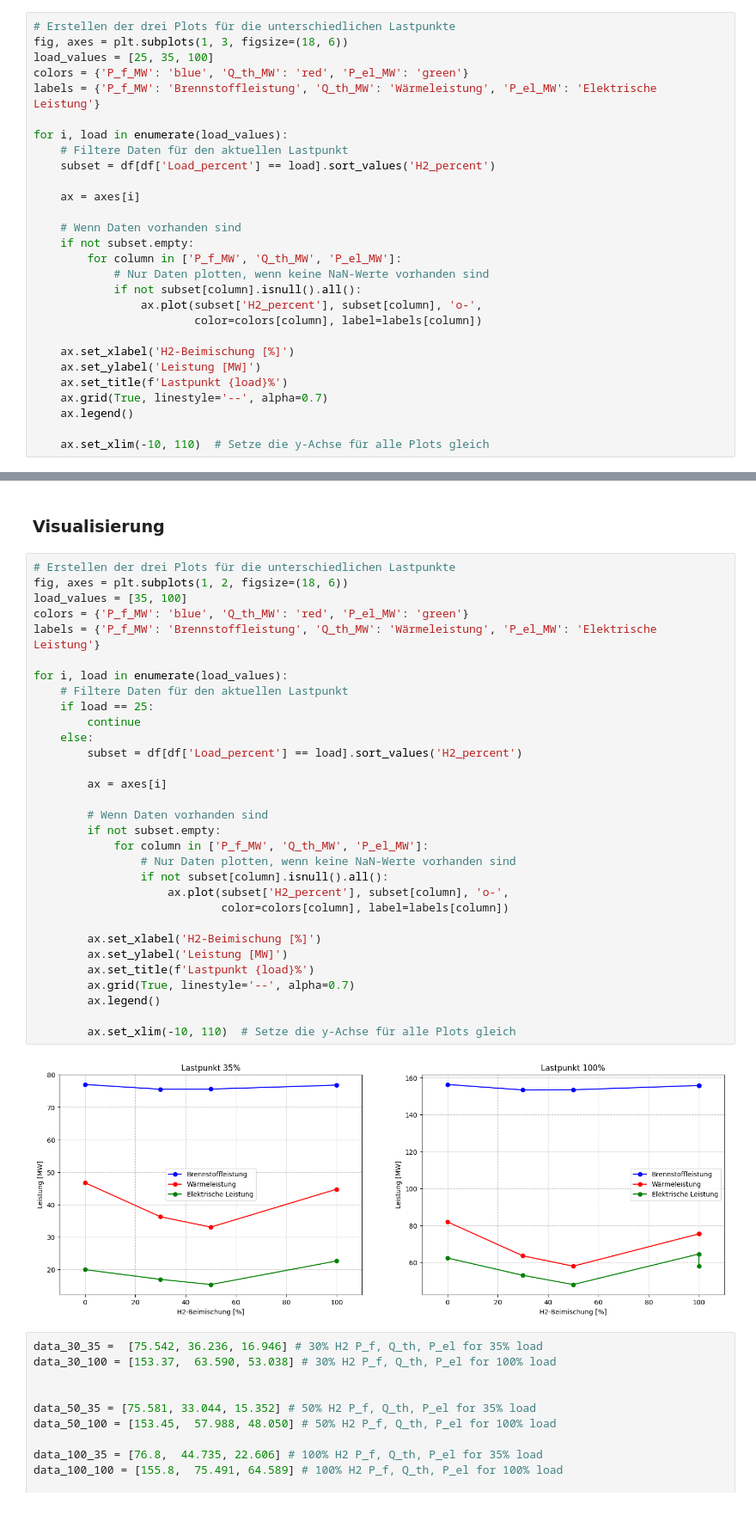
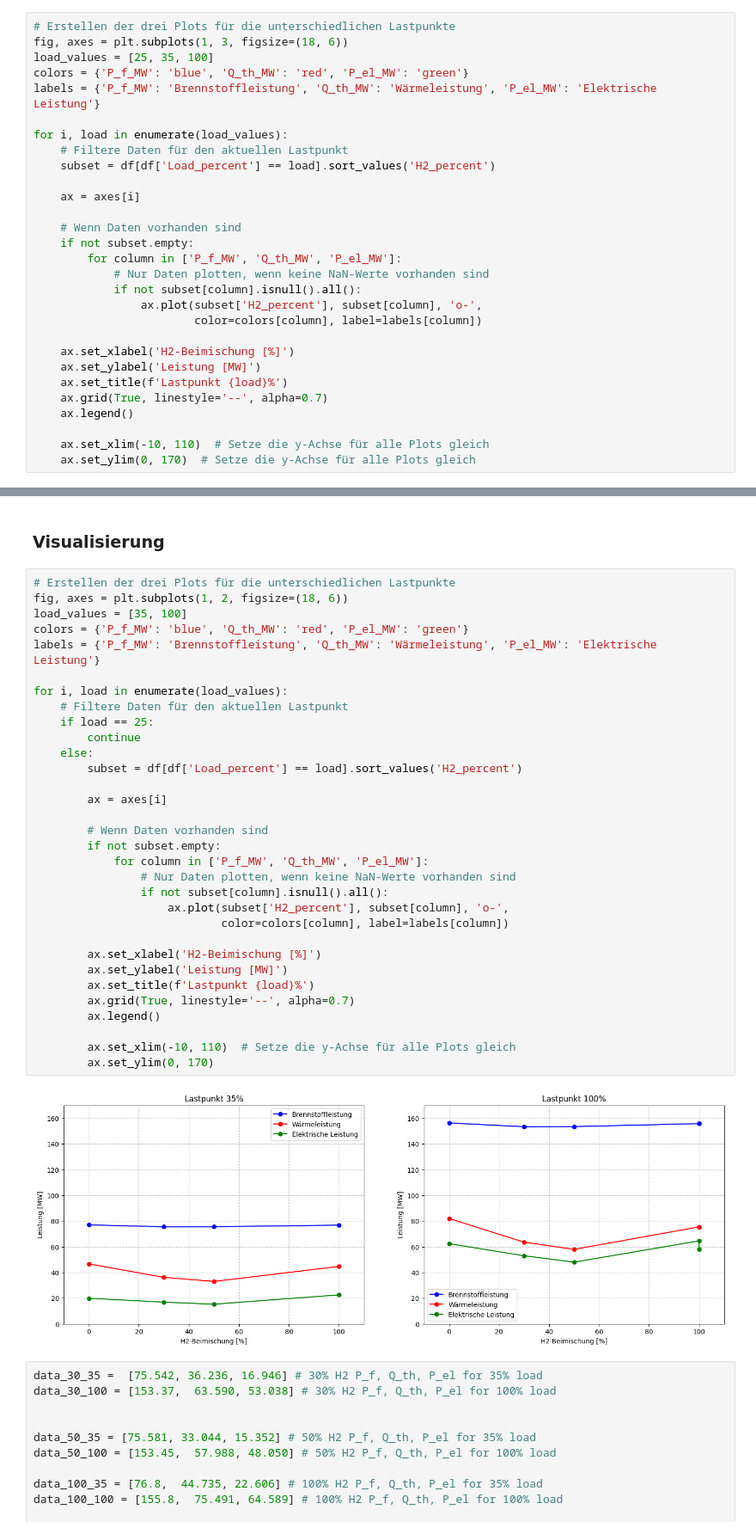
Before and after one commit to HTWK-Interconnected-Energy-Systems/BURN4H2, a Jupyter notebook: preprocessing/admixture_assumptions.ipynb, the cells around one changed output, grey strips where cells are left out. Shown at 86% size. Saved outputs shown, nothing was run; the diff lists cells and outputs as text.

```diff
--- a/preprocessing/admixture_assumptions.ipynb
+++ b/preprocessing/admixture_assumptions.ipynb
@@ -168,4 +168,5 @@ for i, load in enumerate(load_values):
     ax.legend()
 
     ax.set_xlim(-10, 110)  # Setze die y-Achse für alle Plots gleich
+    ax.set_ylim(0, 170)  # Setze die y-Achse für alle Plots gleich
 # %% [output]
@@ -303,34 +290,35 @@ multi_df.to_csv('admixture_h2_assumptions.csv', index=True)
 fig, axes = plt.subplots(1, 2, figsize=(18, 6))
 load_values = [35, 100]
 colors = {'P_f_MW': 'blue', 'Q_th_MW': 'red', 'P_el_MW': 'green'}
 labels = {'P_f_MW': 'Brennstoffleistung', 'Q_th_MW': 'Wärmeleistung', 'P_el_MW': 'Elektrische Leistung'}
 
 for i, load in enumerate(load_values):
     # Filtere Daten für den aktuellen Lastpunkt
     if load == 25:
         continue
     else:
         subset = df[df['Load_percent'] == load].sort_values('H2_percent')
 
         ax = axes[i]
 
         # Wenn Daten vorhanden sind
         if not subset.empty:
             for column in ['P_f_MW', 'Q_th_MW', 'P_el_MW']:
                 # Nur Daten plotten, wenn keine NaN-Werte vorhanden sind
                 if not subset[column].isnull().all():
                     ax.plot(subset['H2_percent'], subset[column], 'o-',
                             color=colors[column], label=labels[column])
 
         ax.set_xlabel('H2-Beimischung [%]')
         ax.set_ylabel('Leistung [MW]')
         ax.set_title(f'Lastpunkt {load}%')
         ax.grid(True, linestyle='--', alpha=0.7)
         ax.legend()
 
         ax.set_xlim(-10, 110)  # Setze die y-Achse für alle Plots gleich
+        ax.set_ylim(0, 170)
 # %% [output]
-[figure, old version]
+[figure, new version]
 # %%
 data_30_35 =  [75.542, 36.236, 16.946] # 30% H2 P_f, Q_th, P_el for 35% load
 data_30_100 = [153.37,  63.590, 53.038] # 30% H2 P_f, Q_th, P_el for 100% load
```
Also changed, not shown: parts of 3 cells of this notebook, 33 other files.
